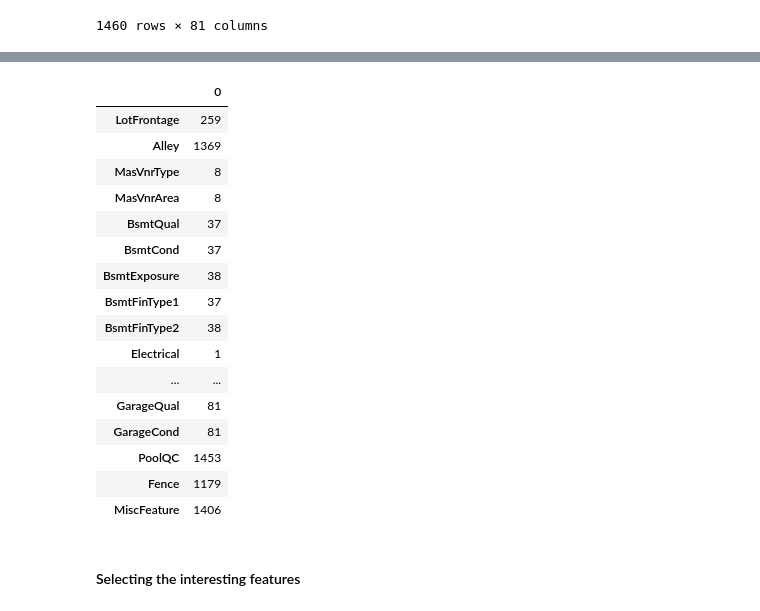
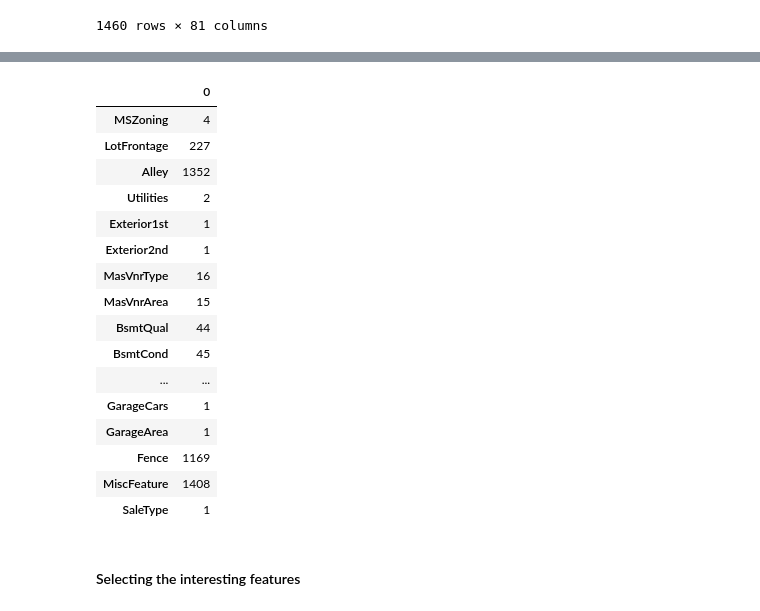
Before and after one commit to alessandro-rubin/house-prices, a Jupyter notebook: house-prices.ipynb, the cells around one changed output, grey strips where cells are left out. Cells and saved outputs as stored; diff of their text form; code cells hidden in the pictures.

Commit message:
continuing analisys, more compact and stramilined data visualization

```diff
--- a/house-prices.ipynb
+++ b/house-prices.ipynb
@@ -35,3 +30,18 @@ def feat_eng(df):
+# %%
+def feat_eng(df:pd.DataFrame):
+    #total floors
+    df['TotFlrSF']=df['1stFlrSF']+df['2ndFlrSF']
+    #total number of floors (1 or 2)
+    df['nFlrs']=df['2ndFlrSF'].map(lambda x: int(x>0)+1.)#if df['2ndFlrSF']>0 then df['nFlrs']=2
+    df['AvgSF']=df['TotFlrSF']/df['nFlrs']
+    df['GarageType']=df['GarageType'].fillna('NoGarage')
+    df['GarageQual']=df['GarageQual'].fillna('NoGarage')
+    df['GarageCond']=df['GarageCond'].fillna('NoGarage')
+    df['PoolQC']=df['PoolQC'].fillna('NoPool')
+    df['FireplaceQu']=df['FireplaceQu'].fillna('NoFp')
+    #garage cars vs house size
+    #number of bathrooms vs house size/n bedrooms
+    return df
 # %% [markdown]
 # Real estate price prediction
 # %% [markdown]
@@ -39,7 +49,7 @@ https://www.kaggle.com/competitions/house-prices-advanced-regression-techniques
 # %% [markdown]
 Notes: lots of columns -> possible PCA? (see ml-basic-> clustering tutorial for info on PCA with sklearn)
 # %%
-train=pd.read_csv('train.csv')
+train,test=pd.read_csv('train.csv'),pd.read_csv('test.csv')
 train
 # %% [output]
 |  | Id | MSSubClass | MSZoning | LotFrontage | LotArea | Street | Alley | LotShape | LandContour | ... |
@@ -57,0 +84,2 @@ train
+# %%
+train,test=feat_eng(train),feat_eng(test)
@@ -78,5 +248,2 @@ count[count[0]!=0]
 | Fence | 1179 |
 | MiscFeature | 1406 |
-# %%
-test=pd.read_csv('test.csv')
-test
@@ -237,25 +250,25 @@ subset_df
 # %%
-count=train.isna().sum()
+count=test.isna().sum()
 count=pd.DataFrame(count)
 count[count[0]!=0]
 # %% [output]
 |  | 0 |
-| LotFrontage | 259 |
-| Alley | 1369 |
-| MasVnrType | 8 |
-| MasVnrArea | 8 |
-| BsmtQual | 37 |
-| BsmtCond | 37 |
-| BsmtExposure | 38 |
-| BsmtFinType1 | 37 |
-| BsmtFinType2 | 38 |
-| Electrical | 1 |
+| MSZoning | 4 |
+| LotFrontage | 227 |
+| Alley | 1352 |
+| Utilities | 2 |
+| Exterior1st | 1 |
+| Exterior2nd | 1 |
+| MasVnrType | 16 |
+| MasVnrArea | 15 |
+| BsmtQual | 44 |
+| BsmtCond | 45 |
 | ... | ... |
-| GarageQual | 81 |
-| GarageCond | 81 |
-| PoolQC | 1453 |
-| Fence | 1179 |
-| MiscFeature | 1406 |
+| GarageCars | 1 |
+| GarageArea | 1 |
+| Fence | 1169 |
+| MiscFeature | 1408 |
+| SaleType | 1 |
 # %% [markdown]
 #### Selecting the interesting features
 # %%
```
Also changed, not shown: parts of 43 cells of this notebook, 2 other files.
